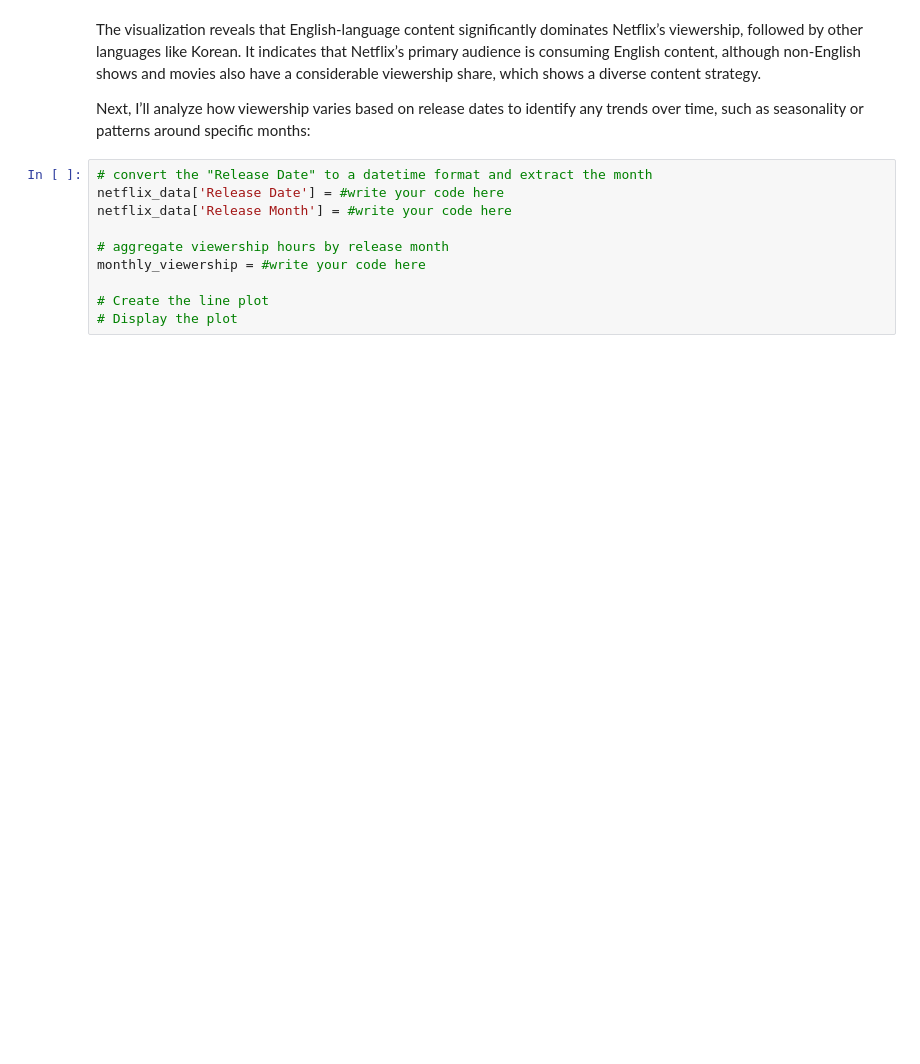
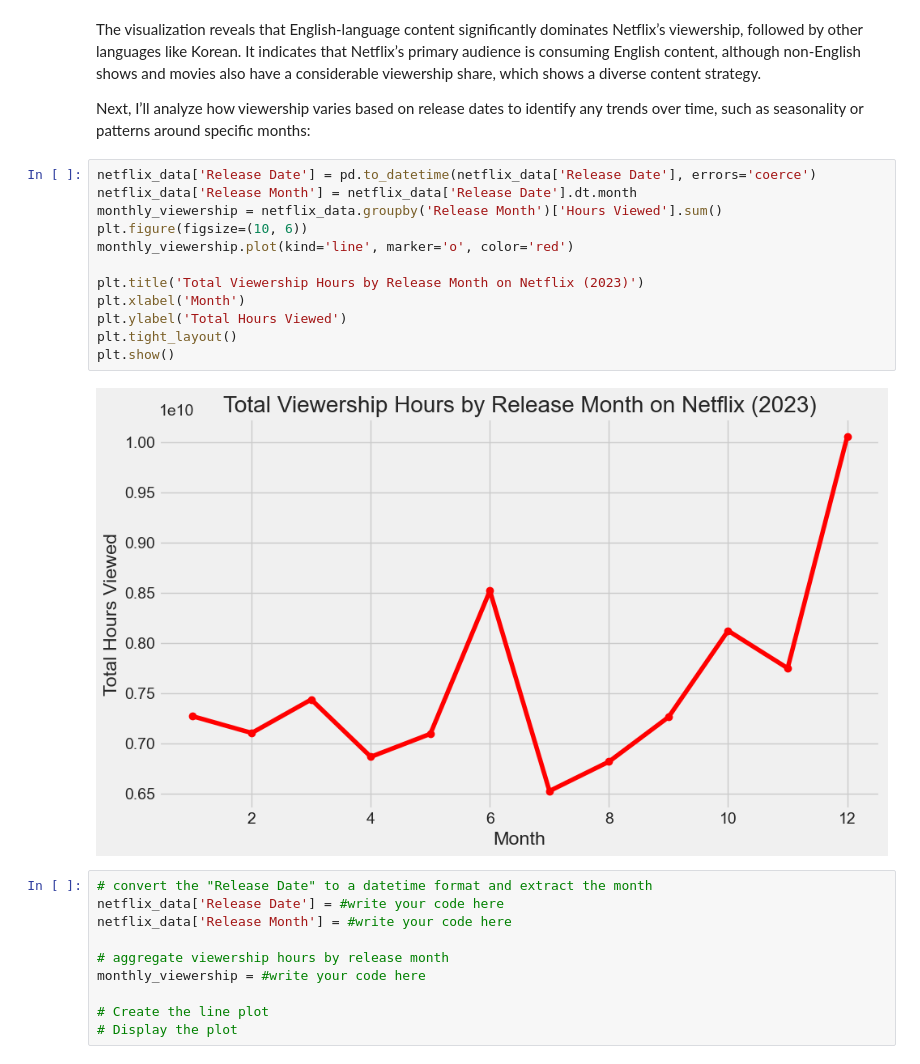
Before and after one commit to udayPatil45/WIDS-2024-Netflix-Content-Strategy-Analysis, a Jupyter notebook: Final Assignment .ipynb, the cells around one changed output. Saved outputs shown, nothing was run; the diff lists cells and outputs as text; blank space fills up the shorter version.

```diff
--- a/Final Assignment .ipynb
+++ b/Final Assignment .ipynb
@@ -50,6 +119,20 @@ language_viewership = netflix_data.groupby('Language Indicator')['Hours Viewed']
 The visualization reveals that English-language content significantly dominates Netflix’s viewership, followed by other languages like Korean. It indicates that Netflix’s primary audience is consuming English content, although non-English shows and movies also have a considerable viewership share, which shows a diverse content strategy.
 
 Next, I’ll analyze how viewership varies based on release dates to identify any trends over time, such as seasonality or patterns around specific months:
+# %%
+netflix_data['Release Date'] = pd.to_datetime(netflix_data['Release Date'], errors='coerce')
+netflix_data['Release Month'] = netflix_data['Release Date'].dt.month
+monthly_viewership = netflix_data.groupby('Release Month')['Hours Viewed'].sum()
+plt.figure(figsize=(10, 6))
+monthly_viewership.plot(kind='line', marker='o', color='red')
+
+plt.title('Total Viewership Hours by Release Month on Netflix (2023)')
+plt.xlabel('Month')
+plt.ylabel('Total Hours Viewed')
+plt.tight_layout()
+plt.show()
+# %% [output]
+[figure, added]
 # %%
 # convert the "Release Date" to a datetime format and extract the month
 netflix_data['Release Date'] = #write your code here
```
Also changed, not shown: parts of 19 cells of this notebook.
